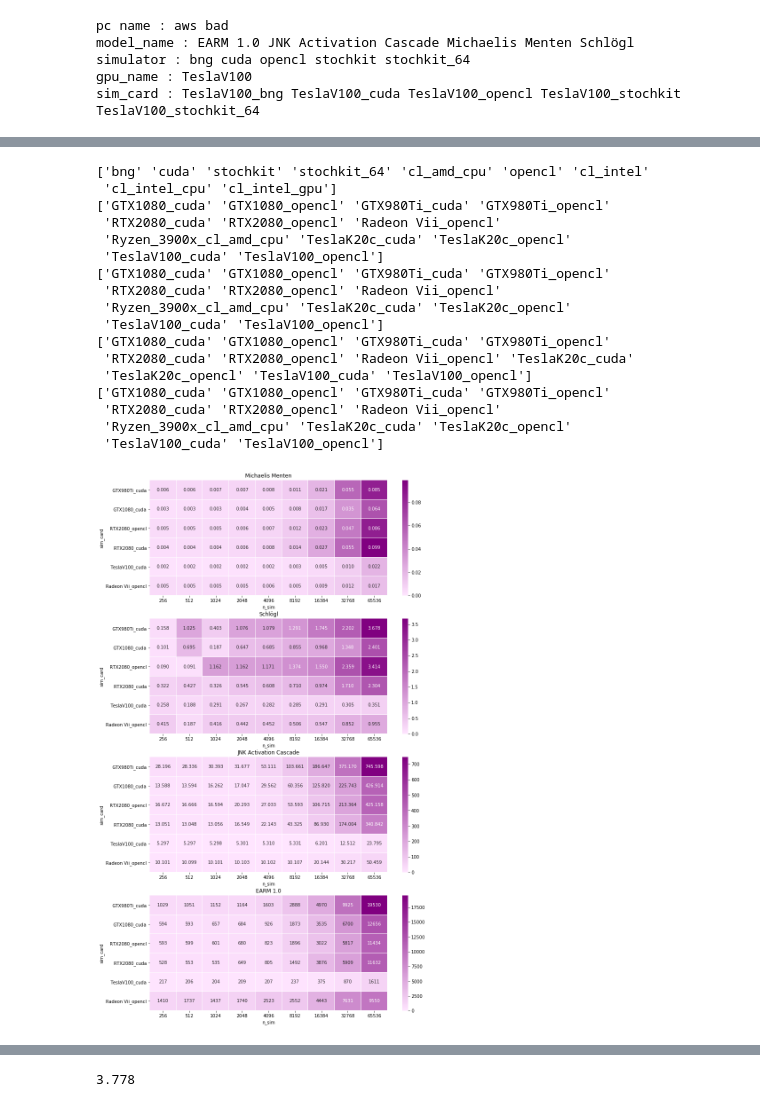
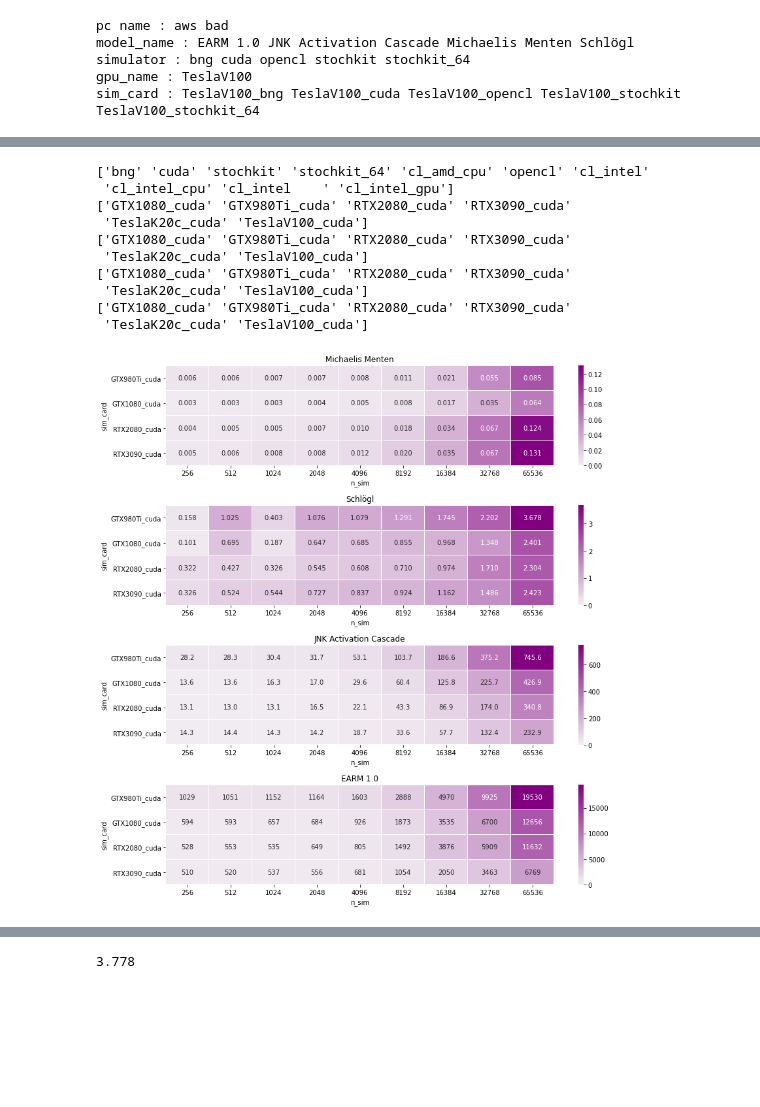
Before and after one commit to LoLab-MSM/GPU_SSA_paper2023, a Jupyter notebook: create_plots.ipynb, the cells around one changed output, grey strips where cells are left out. Drawn from its saved outputs; the diff is of its cells as text; code cells hidden in the pictures; blank space fills up the shorter version.

Commit message:
Adding recent timings for RTX3090. Moving old scripts to separate folder. Added new jupyter notebooks to create plots for thesis (and the first draft of paper).

```diff
--- a/create_plots.ipynb
+++ b/create_plots.ipynb
@@ -1,7 +1,11 @@
 # %%
 import matplotlib.pyplot as plt
+from matplotlib import rcParams
+rcParams['savefig.transparent'] = True
+rcParams['savefig.facecolor'] = 'white'
 %matplotlib inline
 import pandas as pd
 import numpy as np
 import seaborn as sns
-from data import gather_data
+from data import load_data
+from data import load_rage
@@ -57,0 +12,2 @@ def print_opts(d):
+# %%
+d = load_rage()
@@ -438,13 +534,13 @@ compare_amd_nvidia()
 # %%
-def compare_gpus():
+def compare_cuda_gpus():
     pal = sns.light_palette("purple", as_cmap=True)
     local_df = df.copy()
     print(df.simulator.unique())
     gpus = [
         'cuda',
-        'opencl',
-        'cl_amd_cpu',
-        'cl_amd_gpu'
+#         'opencl',
+#         'cl_amd_cpu',
+#         'cl_amd_gpu'
         #'cl_intel_gpu', 'cl_amd', 'cl_nvidia'
     ]
 
@@ -460,64 +556,55 @@ def compare_gpus():
     df_gpu = df_gpu.loc[df_gpu.model_name.isin(models)].copy()
     df_gpu = df_gpu.loc[~df_gpu.gpu_name.isin(['GTX1060'])]
 
-    fig = plt.figure(figsize=(12, 22))
+    fig = plt.figure(figsize=(12, 12))
 
     for n, m in enumerate(models):
         subset = df_gpu.loc[df_gpu['model_name'] == m].copy()
 
         d = pd.pivot_table(
             subset, index='sim_card', columns='n_sim', values='sim_time',
             fill_value=np.nan,
         )
         print(d.index.values)
         keep = [
-#             'Ryzen_3900x_cl_amd_cpu',
-
-#             'HD7970_opencl',
-#             'GTX980Ti_opencl',
             'GTX980Ti_cuda',
-#             'GTX1080_opencl',
             'GTX1080_cuda',
-            'RTX2080_opencl',
             'RTX2080_cuda' ,
+            'RTX3090_cuda' ,
 #             'TeslaK20c_opencl',
 #             'TeslaK20c_cuda',
 #             'TeslaV100_opencl',
-            'TeslaV100_cuda',
-            'Radeon Vii_opencl',
+#             'TeslaV100_cuda',
+#             'Radeon Vii_opencl',
         ]
         d = d.reindex(keep)
         ax = fig.add_subplot(4, 1, n + 1)
         ax.set_title(m)
         if m == 'EARM 1.0':
             fmt = '.0f'
+        elif m == 'JNK Activation Cascade':
+            fmt = '0.1f'
         else:
             fmt = '.3f'
         sns.heatmap(data=d, cmap=pal, linewidths=0.01, vmin=0, annot=True,
                     fmt=fmt, ax=ax)
 
-#     plt.tight_layout()
-    plt.savefig("compare_gpus.png", bbox_inches='tight', dpi=300)
+    plt.tight_layout(h_pad=0.5)
+    plt.subplots_adjust(hspace=.4)
+    plt.savefig("compare_consumer_nvidia_gpus.png", bbox_inches='tight', dpi=300)
     plt.show()
 
 
-compare_gpus()
+compare_cuda_gpus()
 # %% [output]
 ['bng' 'cuda' 'stochkit' 'stochkit_64' 'cl_amd_cpu' 'opencl' 'cl_intel'
- 'cl_intel_cpu' 'cl_intel_gpu']
-['GTX1080_cuda' 'GTX1080_opencl' 'GTX980Ti_cuda' 'GTX980Ti_opencl'
- 'RTX2080_cuda' 'RTX2080_opencl' 'Radeon Vii_opencl'
- 'Ryzen_3900x_cl_amd_cpu' 'TeslaK20c_cuda' 'TeslaK20c_opencl'
- 'TeslaV100_cuda' 'TeslaV100_opencl']
-['GTX1080_cuda' 'GTX1080_opencl' 'GTX980Ti_cuda' 'GTX980Ti_opencl'
- 'RTX2080_cuda' 'RTX2080_opencl' 'Radeon Vii_opencl'
- 'Ryzen_3900x_cl_amd_cpu' 'TeslaK20c_cuda' 'TeslaK20c_opencl'
- 'TeslaV100_cuda' 'TeslaV100_opencl']
-['GTX1080_cuda' 'GTX1080_opencl' 'GTX980Ti_cuda' 'GTX980Ti_opencl'
- 'RTX2080_cuda' 'RTX2080_opencl' 'Radeon Vii_opencl' 'TeslaK20c_cuda'
- 'TeslaK20c_opencl' 'TeslaV100_cuda' 'TeslaV100_opencl']
-['GTX1080_cuda' 'GTX1080_opencl' 'GTX980Ti_cuda' 'GTX980Ti_opencl'
- 'RTX2080_cuda' 'RTX2080_opencl' 'Radeon Vii_opencl'
- 'Ryzen_3900x_cl_amd_cpu' 'TeslaK20c_cuda' 'TeslaK20c_opencl'
- 'TeslaV100_cuda' 'TeslaV100_opencl']
+ 'cl_intel_cpu' 'cl_intel    ' 'cl_intel_gpu']
+['GTX1080_cuda' 'GTX980Ti_cuda' 'RTX2080_cuda' 'RTX3090_cuda'
+ 'TeslaK20c_cuda' 'TeslaV100_cuda']
+['GTX1080_cuda' 'GTX980Ti_cuda' 'RTX2080_cuda' 'RTX3090_cuda'
+ 'TeslaK20c_cuda' 'TeslaV100_cuda']
+['GTX1080_cuda' 'GTX980Ti_cuda' 'RTX2080_cuda' 'RTX3090_cuda'
+ 'TeslaK20c_cuda' 'TeslaV100_cuda']
+['GTX1080_cuda' 'GTX980Ti_cuda' 'RTX2080_cuda' 'RTX3090_cuda'
+ 'TeslaK20c_cuda' 'TeslaV100_cuda']
-[figure, old version]
+[figure, new version]
```
Also changed, not shown: parts of 26 cells of this notebook, 51 other files.
